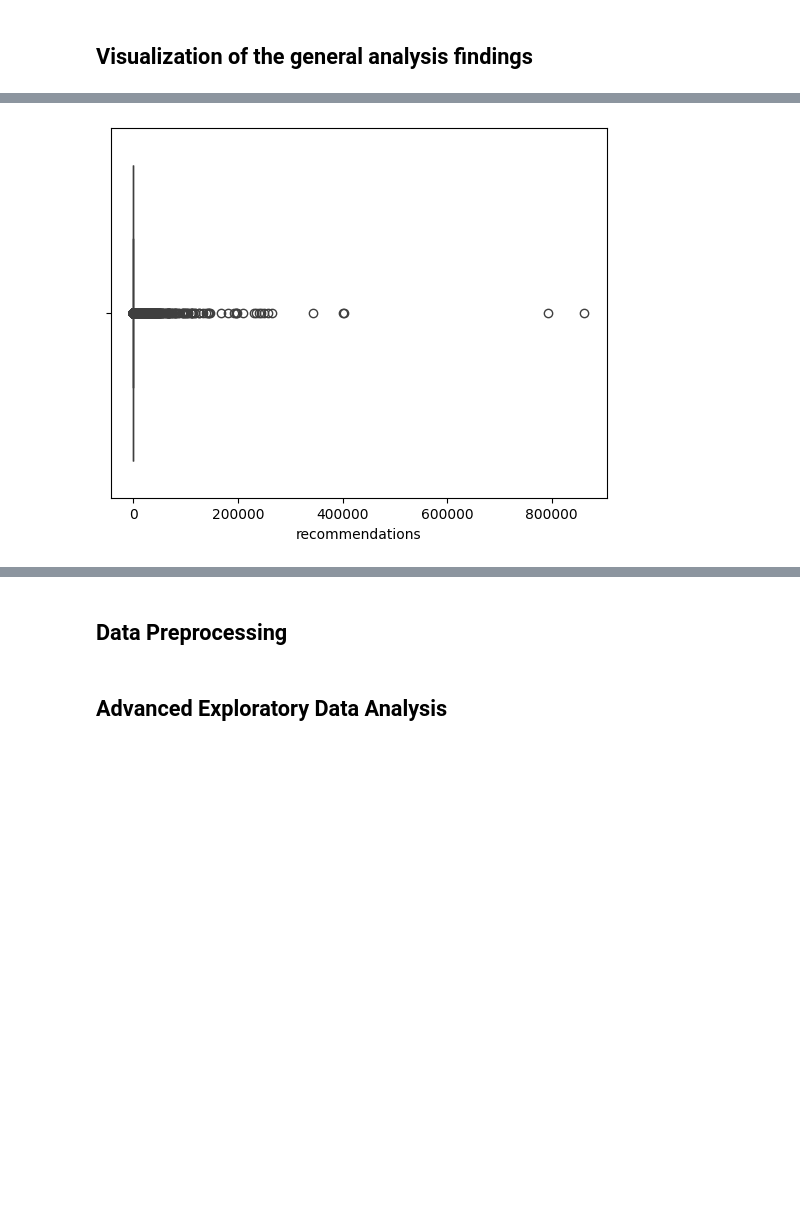
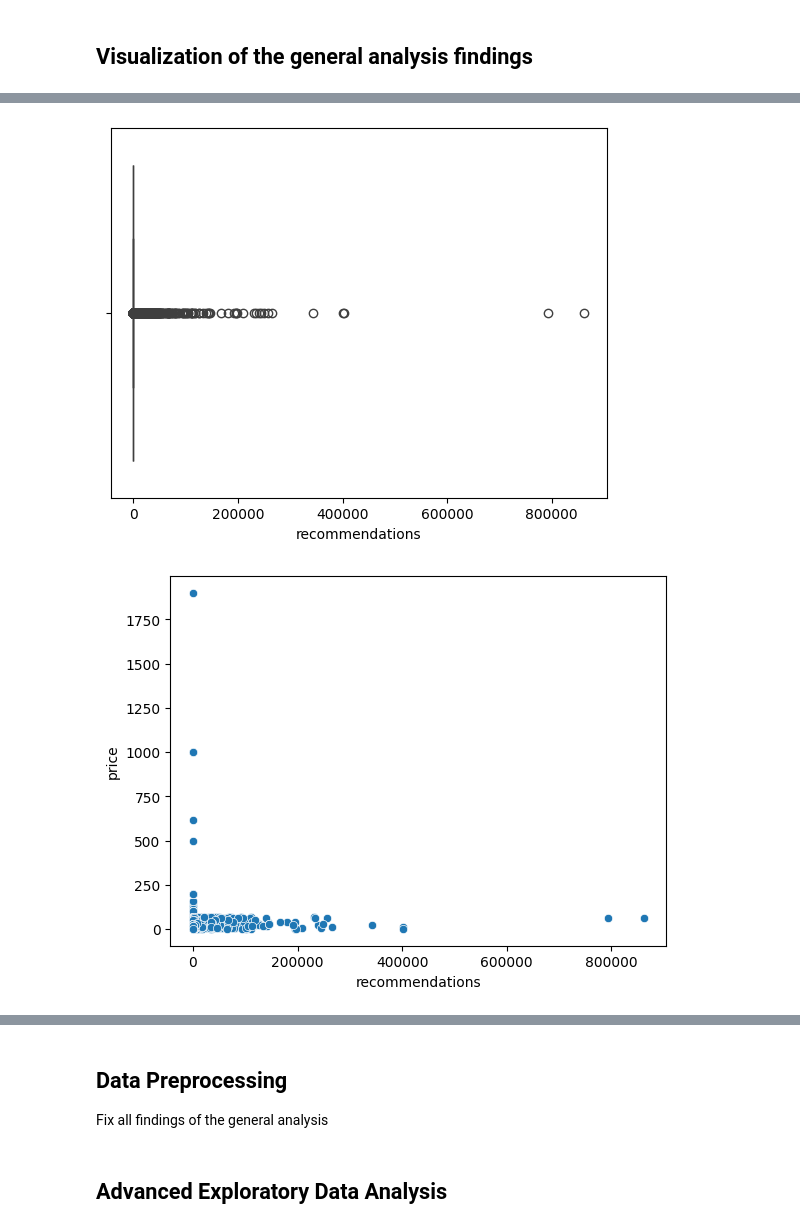
Before and after one commit to MCAlberto55/steam-games-analysis, a Jupyter notebook: notebooks/eda_analysis.ipynb, the cells around one changed output, grey strips where cells are left out. Cells and saved outputs as stored; diff of their text form; code cells hidden in the pictures; blank space fills up the shorter version.

Commit message:
add more plots to visualize findings

```diff
--- a/notebooks/eda_analysis.ipynb
+++ b/notebooks/eda_analysis.ipynb
@@ -152,13 +152,23 @@ Number of games where developer is publisher: 46975
 # %%
 sns.boxplot(x=data['release_year'])
 plt.show()
 
 sns.boxplot(x=data['price'])
 plt.show()
 
 sns.boxplot(x=data['recommendations'])
 plt.show()
+
+sns.scatterplot(x=data['recommendations'], y=data['price'])
+plt.show()
+
+sns.scatterplot(x=data['release_year'], y=data['price'])
+plt.show()
+
+sns.kdeplot(x=data['price'] , fill=True)
+plt.show()
 # %% [output]
 [figure]
 [figure]
 [figure]
+[figure, added]
@@ -165,5 +177,6 @@ plt.show()
 # %% [markdown]
 ## Data Preprocessing
+Fix all findings of the general analysis
 # %% [markdown]
 ## Advanced Exploratory Data Analysis
 # %%
```
Also changed, not shown: parts of 2 cells of this notebook.
